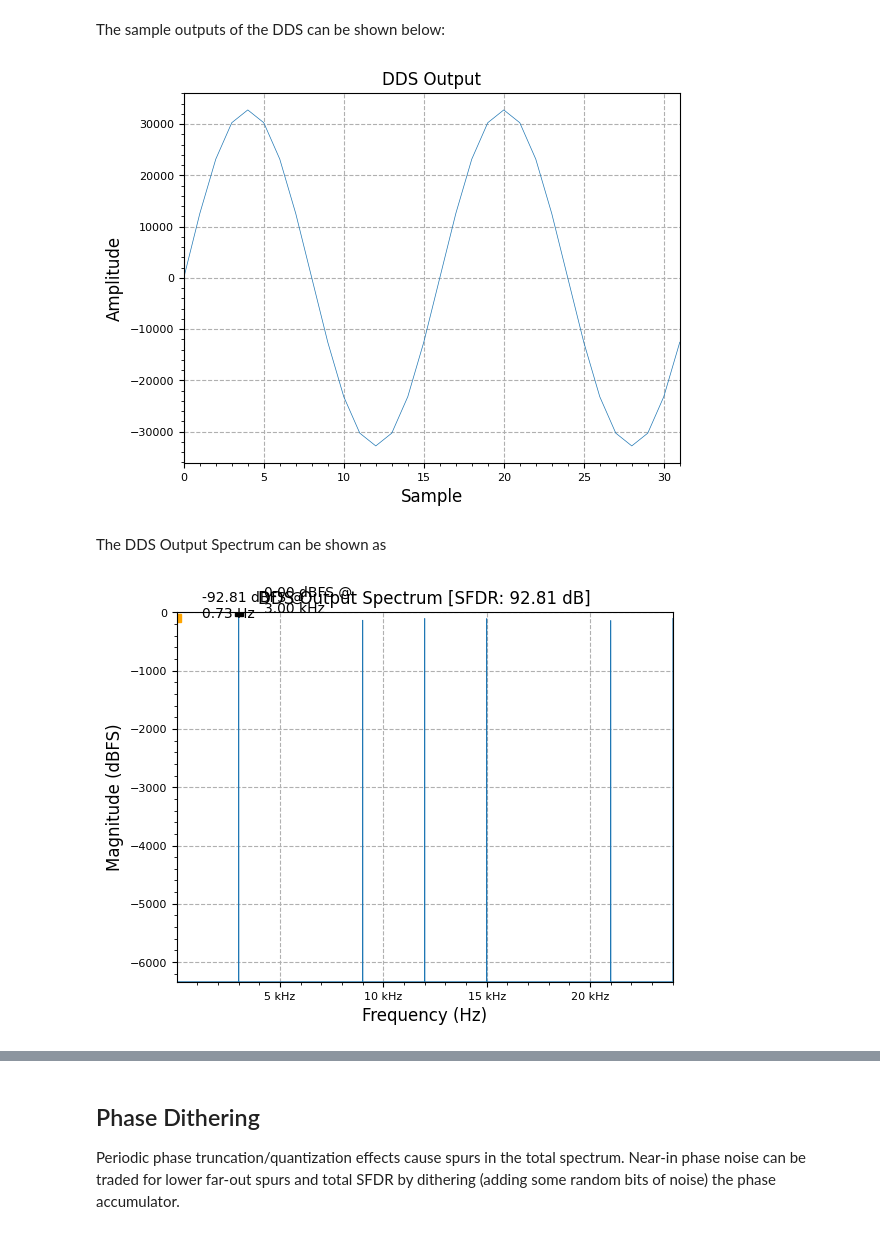
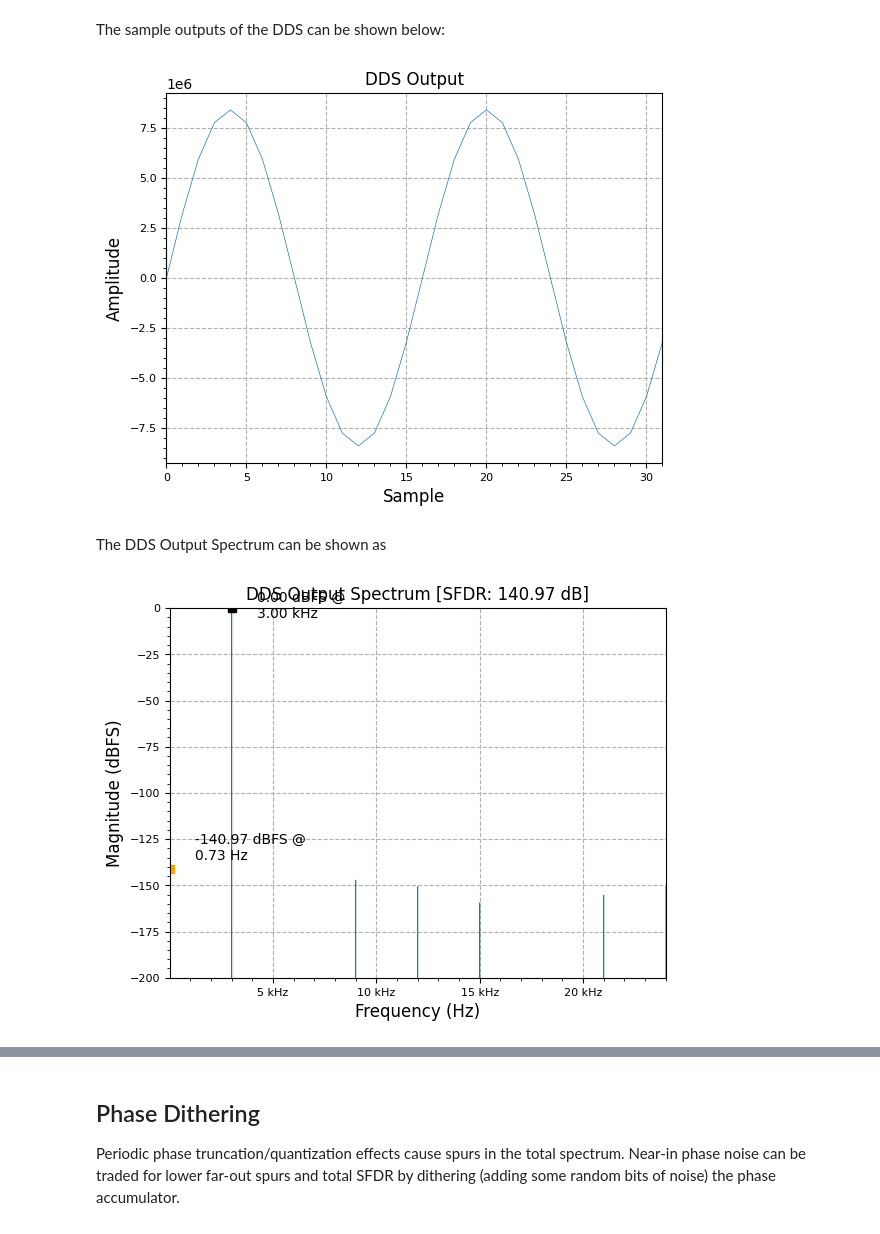
Before and after one commit to OneAudio/AA2380-MAXV_TSTQ9.1, a Jupyter notebook: kb/dsp/NCO_DDS.ipynb, the cells around one changed output, grey strips where cells are left out. Cells and saved outputs as stored; diff of their text form; code cells hidden in the pictures.

```diff
--- a/kb/dsp/NCO_DDS.ipynb
+++ b/kb/dsp/NCO_DDS.ipynb
@@ -19,9 +19,9 @@ A Numerically Controlled Oscillator (NCO) is a way to digitally- and efficiently
 f  = 3000 # desired output frequency
 n  = 2**16 # number of output points to compute (power of 2 for FFTs)
 fs = 48000 # sampling frequency
-N  = 32    # phase accumulator length (num bits)
-P  = 11    # LUT table address length (total depth = 2^P)
-M  = 16    # quantized word length (num bits)
+N  = 10    # phase accumulator length (num bits)
+P  = 6   # LUT table address length (total depth = 2^P)
+M  = 24    # quantized word length (num bits)
 # %% [markdown]
 The estimated Spurius-Free Dynamic Range (SFDR) is based on the amount of Sine samples in the pre-determined look-up table (LUT). This LUT depth can be expressed in how many bits ($P$) it takes to address all samples in a LUT (e.g. total samples equals $2^N$ address bits):
 $$ \text{SFDR (dB)} = 6.02P - 3.92 $$
@@ -76,15 +76,15 @@ The sample outputs of the DDS can be shown below:
 plot.samples(y[0:int(2*fs/f)], "DDS Output")
 plt.show()
 # %% [output]
-[figure, old version]
+[figure, new version]
 # %% [markdown]
 The DDS Output Spectrum can be shown as
 # %%
 plot.spec_an(y, fs, "DDS Output Spectrum", scale_noise=True, norm=True)
-plt.ylim(-150, 0)
+plt.ylim(-200, 0)
 plt.show()
 # %% [output]
-[figure, old version]
+[figure, new version]
 # %% [markdown]
 ## Quarter-Wave LUT NCO
 
```
Also changed, not shown: parts of 2 cells of this notebook.
